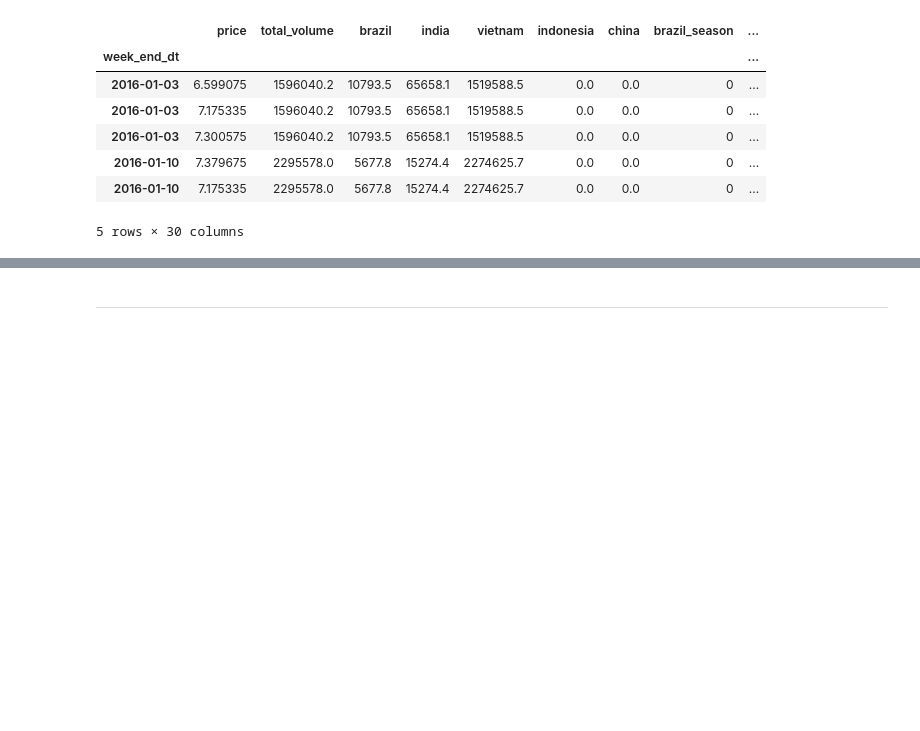
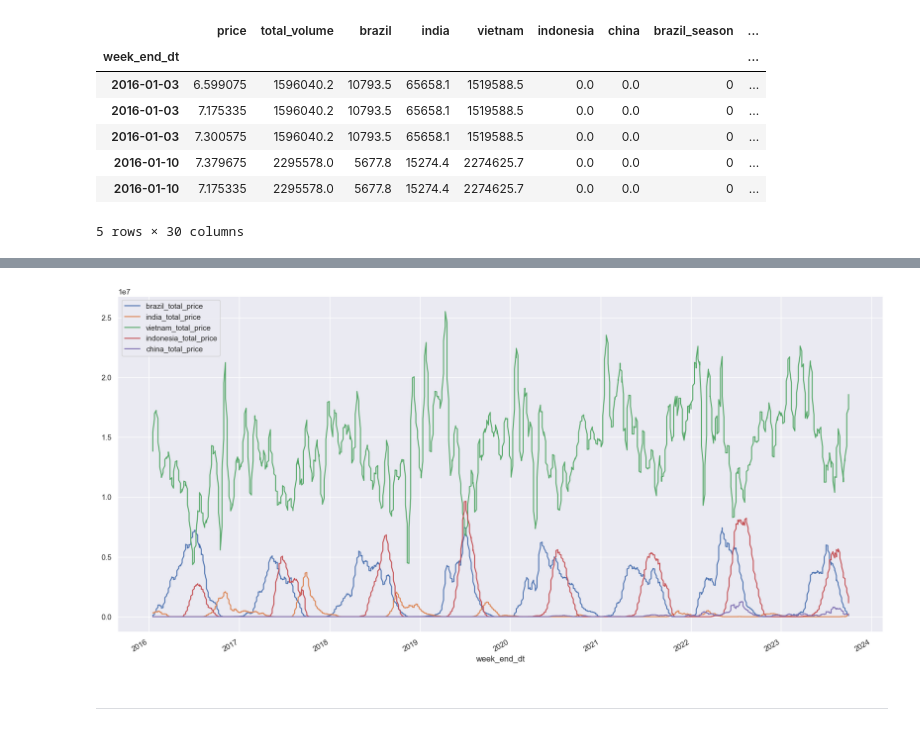
Before and after one commit to omar-ammar0/Intern_Final_Project, a Jupyter notebook: notebooks/Data_Cleaning/Features_Engineering.ipynb, the cells around one changed output, grey strips where cells are left out. Drawn from its saved outputs; the diff is of its cells as text; code cells hidden in the pictures; blank space fills up the shorter version.

```diff
--- a/notebooks/Data_Cleaning/Features_Engineering.ipynb
+++ b/notebooks/Data_Cleaning/Features_Engineering.ipynb
@@ -26,3 +37,7 @@ df.head()
+# %%
+df[['brazil_total_price', 'india_total_price', 'vietnam_total_price','indonesia_total_price', 'china_total_price']].rolling(window=7).mean().plot();
+# %% [output]
+[figure, added]
 # %% [markdown]
 ---
 # %% [markdown]
```
Also changed, not shown: parts of 8 cells of this notebook, 2 other files.
